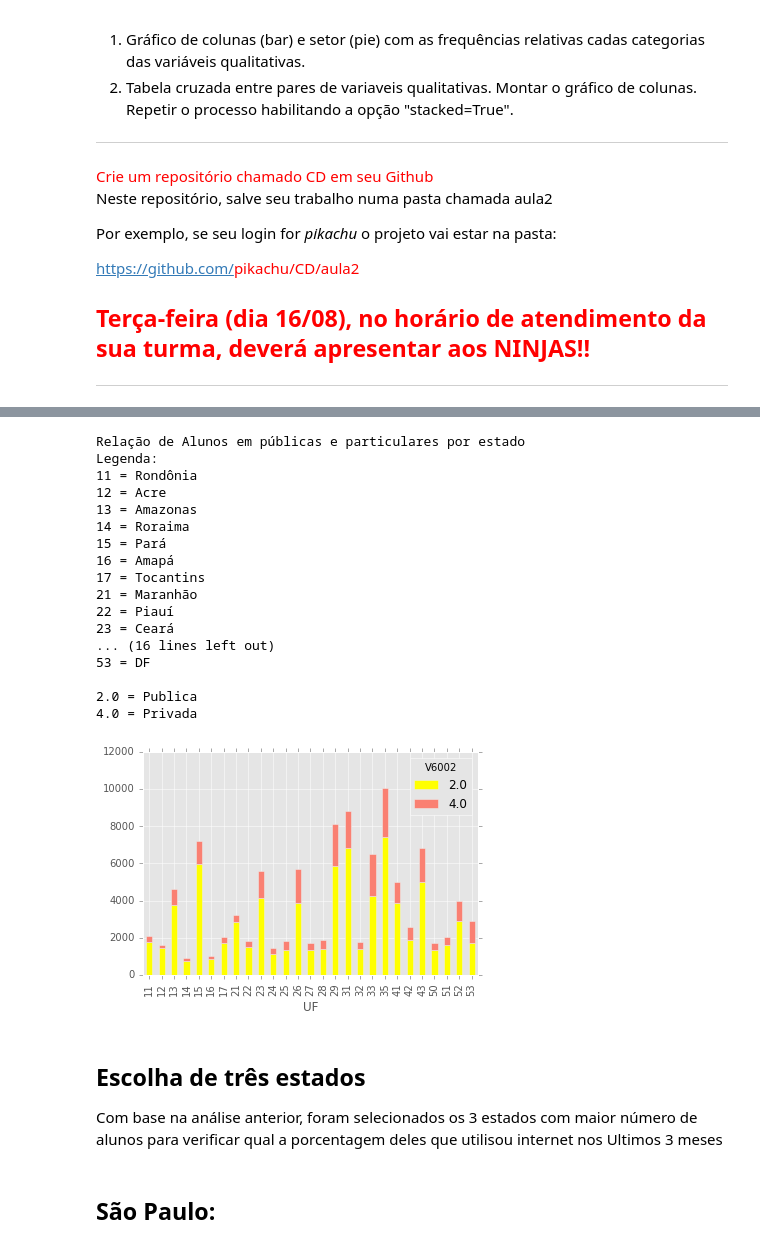
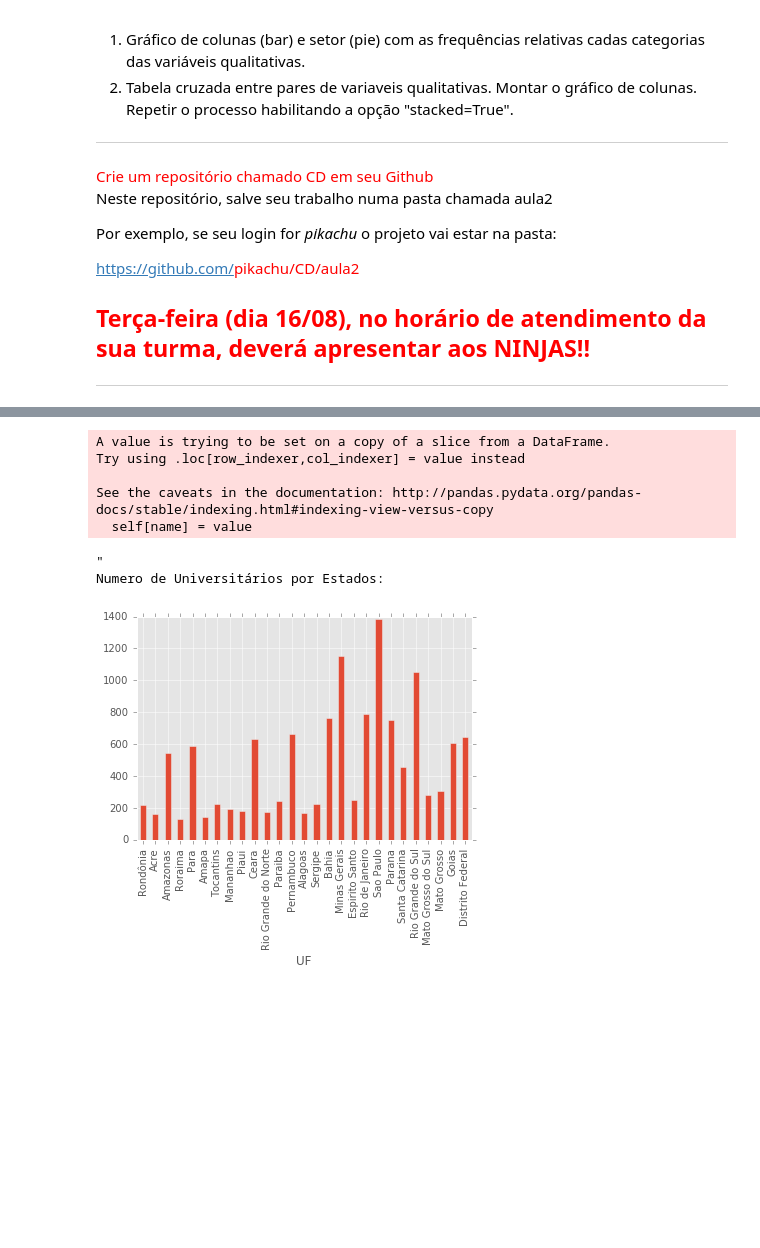
Before and after one commit to franciol/CD, a Jupyter notebook: Aula 2/Aula02 Atividade Variáveis Qualitativas com PNAD.ipynb, the cells around one changed output, grey strips where cells are left out. Saved outputs shown, nothing was run; the diff lists cells and outputs as text; code cells hidden in the pictures; blank space fills up the shorter version.

```diff
--- a/Aula 2/Aula02 Atividade Variáveis Qualitativas com PNAD.ipynb
+++ b/Aula 2/Aula02 Atividade Variáveis Qualitativas com PNAD.ipynb
@@ -285,54 +179,0 @@ Legenda:
-# %%
-
-pubVSpart.plot.bar(color=('yellow', 'salmon', 'blue', 'red', 'green'), stacked=True)
-print('''Relação de Alunos em públicas e particulares por estado
-Legenda:
-11 = Rondônia
-12 = Acre
-13 = Amazonas
-14 = Roraima
-15 = Pará
-16 = Amapá
-17 = Tocantins
-21 = Maranhão
-22 = Piauí
-23 = Ceará
-24 = Rio Grande do Norte
-25 = Paraíba
-26 = Pernambuco
-27 = Alagoas
-28 = Sergipe
-29 = Bahia
-31 = Minas Gerais
-32 = Espírito Santo
-33 = Rio de Janeiro
-35 = São Paulo
-41 = Paraná
-42 = Santa Catarina
-43 = Rio Grande do Sul
-50 = Mato Grosso do Sul
-51 = Mato Grosso
-52 = Goiás
-53 = DF
-
-2.0 = Publica
-4.0 = Privada''')
-# %% [output]
-Relação de Alunos em públicas e particulares por estado
-Legenda:
-11 = Rondônia
-12 = Acre
-13 = Amazonas
-14 = Roraima
-15 = Pará
-16 = Amapá
-17 = Tocantins
-21 = Maranhão
-22 = Piauí
-23 = Ceará
-... (16 lines left out)
-53 = DF
-
-2.0 = Publica
-4.0 = Privada
-[figure, removed]
@@ -348,5 +180,17 @@ MGuniversitarios = MGuniversitarios1.V06111.value_counts()
-# %% [markdown]
-## Escolha de três estados
-Com base na análise anterior, foram selecionados os 3 estados com maior número de alunos para verificar qual a porcentagem deles que utilisou internet nos Ultimos 3 meses
-# %% [markdown]
-## São Paulo:
+# %%
+Universitários.UF = Universitários.UF.astype('category')
+Universitários.UF.cat.categories = ('Rondônia','Acre','Amazonas','Roraima','Para','Amapa','Tocantins','Mananhao','Piaui','Ceara','Rio Grande do Norte','Paraiba','Pernambuco','Alagoas','Sergipe','Bahia','Minas Gerais','Espirito Santo','Rio de Janeiro','Sao Paulo','Parana','Santa Catarina','Rio Grande do Sul','Mato Grosso do Sul','Mato Grosso','Goias','Distrito Federal')
+grafico1 = pd.crosstab(Universitários.UF,len(Universitários)).plot(kind='bar',legend=False)
+grafico1
+print(""""
+Numero de Universitários por Estados:
+""")
+# %% [output]
+A value is trying to be set on a copy of a slice from a DataFrame.
+Try using .loc[row_indexer,col_indexer] = value instead
+
+See the caveats in the documentation: http://pandas.pydata.org/pandas-docs/stable/indexing.html#indexing-view-versus-copy
+  self[name] = value
+"
+Numero de Universitários por Estados:
+[figure, added]
```
Also changed, not shown: parts of 23 cells of this notebook.
